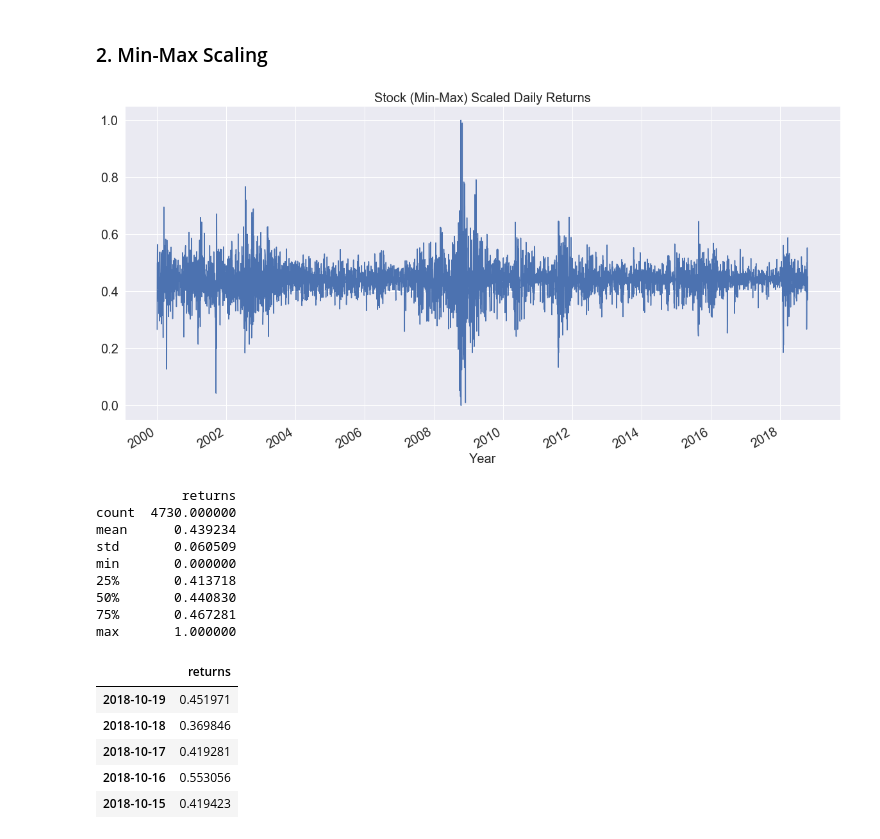
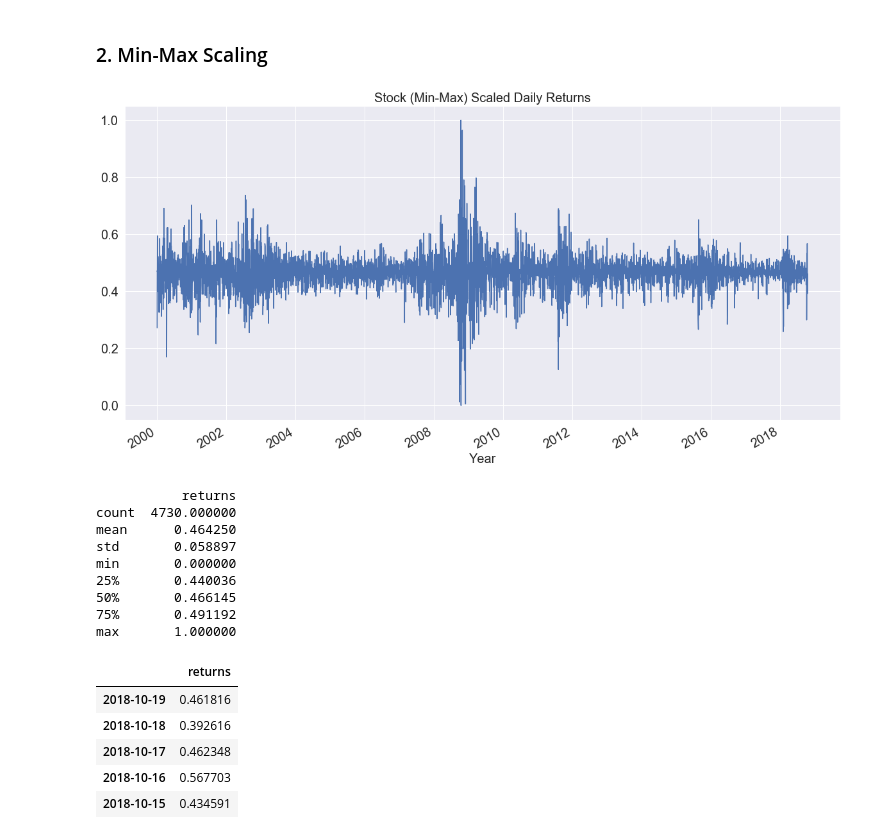
Before and after one commit to Keshav97/Final-Project, a Jupyter notebook: Preprocessing/Preprocessing.ipynb, the cells around one changed output. Drawn from its saved outputs; the diff is of its cells as text; code cells hidden in the pictures.

```diff
--- a/Preprocessing/Preprocessing.ipynb
+++ b/Preprocessing/Preprocessing.ipynb
@@ -25,7 +26,7 @@ def read_file(filepath):
     df.drop(columns=['index'], inplace=True)
     return df
 
-filepath = '../data/alphaVantage/DJI-full-daily_adjusted.csv'
+filepath = '../data/alphaVantage/INX-full-daily_adjusted.csv'
 stocks = read_file(filepath)
 print(stocks.info())
 stocks.head()
@@ -136,32 +137,32 @@ max    9.268438e+00
 ### 2. Min-Max Scaling
 # %%
 # Standard Scaling the data to get 0 mean and 1 Standard Deviation
-def min_max_scaling_data(data):
+def min_max_scaling_data(data, min, max):
     temp = data
-    minMaxScaler = pp.MinMaxScaler(feature_range=(0,1))
+    minMaxScaler = pp.MinMaxScaler(feature_range=(min,max))
     column_names = temp.columns
     temp = minMaxScaler.fit_transform(temp)
     data = pd.DataFrame(temp, index=data.index, columns = column_names)
     return data
 
-minmax_scaled_stock_returns = min_max_scaling_data(stock_returns)
+minmax_scaled_stock_returns = min_max_scaling_data(stock_returns, 0, 1)
 visualise_plot(minmax_scaled_stock_returns, 'returns', 'Stock (Min-Max) Scaled Daily Returns')
 print(minmax_scaled_stock_returns.describe())
 minmax_scaled_stock_returns.head()
 # %% [output]
-[figure, old version]
+[figure, new version]
            returns
 count  4730.000000
-mean      0.439234
-std       0.060509
+mean      0.464250
+std       0.058897
 min       0.000000
-25%       0.413718
-50%       0.440830
-75%       0.467281
+25%       0.440036
+50%       0.466145
+75%       0.491192
 max       1.000000
 |  | returns |
-| 2018-10-19 | 0.451971 |
-| 2018-10-18 | 0.369846 |
-| 2018-10-17 | 0.419281 |
-| 2018-10-16 | 0.553056 |
-| 2018-10-15 | 0.419423 |
+| 2018-10-19 | 0.461816 |
+| 2018-10-18 | 0.392616 |
+| 2018-10-17 | 0.462348 |
+| 2018-10-16 | 0.567703 |
+| 2018-10-15 | 0.434591 |
```
Also changed, not shown: parts of 20 cells of this notebook.
